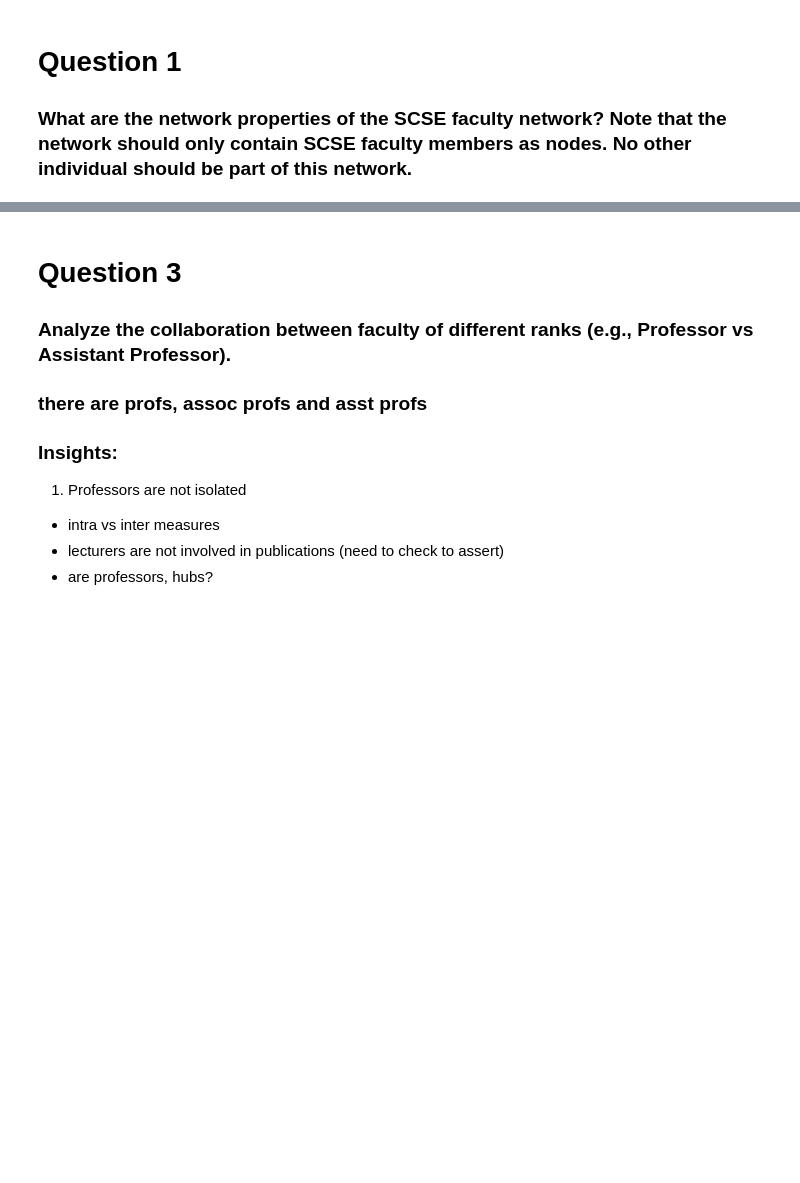
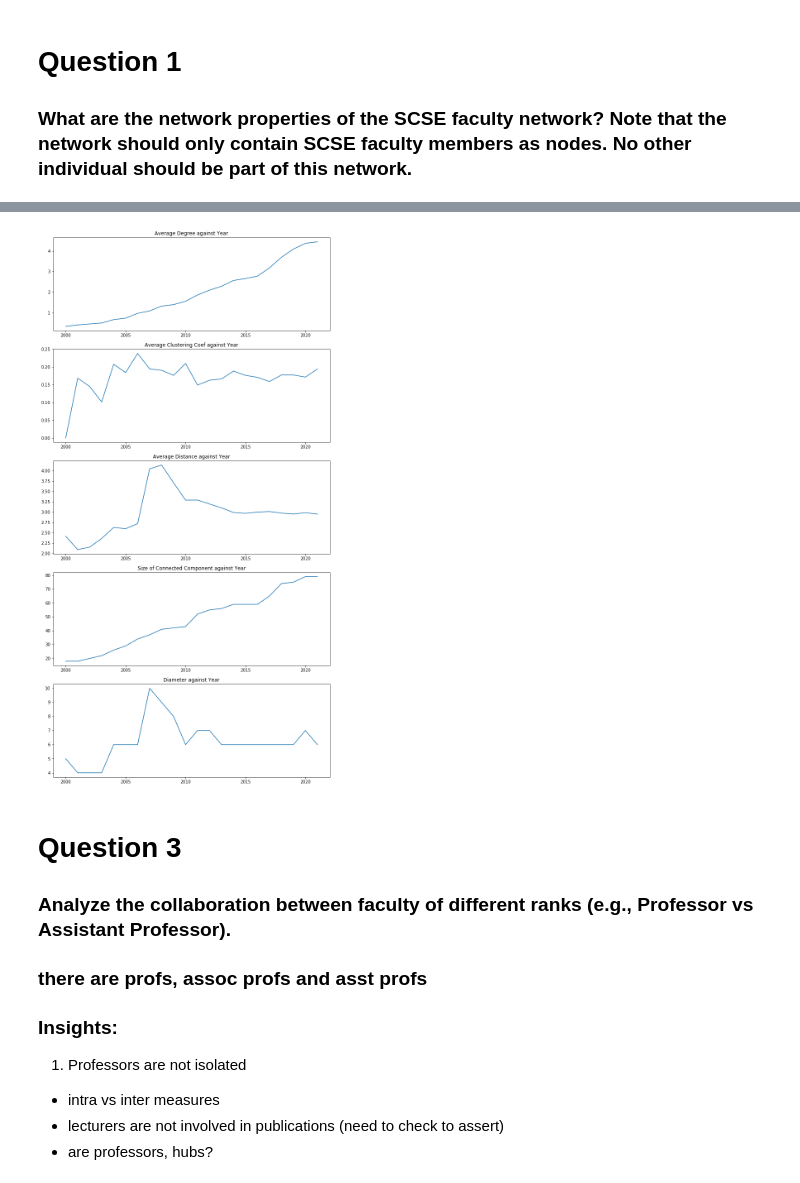
Before and after one commit to Telomeresis/ns-project-1, a Jupyter notebook: Untitled.ipynb, the cells around one changed output, grey strips where cells are left out. Saved outputs shown, nothing was run; the diff lists cells and outputs as text; code cells hidden in the pictures; blank space fills up the shorter version.

```diff
--- a/Untitled.ipynb
+++ b/Untitled.ipynb
@@ -38,9 +19,9 @@ open_file = open("faculty_graph.pkl", "rb")
 faculty_graph = pickle.load(open_file)
 open_file.close()
 
-# key_findex_list from file
-open_file = open("key_findex_list.pkl", "rb")
-key_findex_list = pickle.load(open_file)
+# edge_year_pairings from file
+open_file = open("edge_year_pairings.pkl", "rb")
+edge_year_pairings = pickle.load(open_file)
 open_file.close()
 # %% [markdown]
 # Question 1
@@ -315,15 +210,43 @@ def generate_empty_faculty_graph():
     return faculty_graph
 
 
-def create_graph_for_year(key_findex_list, year):
+def create_graph_for_year(edge_year_pairings, year):
     # check index 2
     desired_list = []
-    for item in key_findex_list:
+    for item in edge_year_pairings:
         if item[2] <= year:
             desired_list.append(item)
 
     faculty_graph = generate_empty_faculty_graph()
     for each in desired_list:
-        faculty_graph.add_edges_from(each[0], label=[each[1], each[2]])
+        faculty_graph.add_edge(each[0], each[1], label = each[2])
 
     return faculty_graph
+# %%
+def generate_properties_over_the_years(edge_year_pairings = edge_year_pairings):
+    average_degree_list = []
+    average_clustering_coef_list = []
+    average_distance_list = []
+    connected_N_list = []
+    diameter_list = []
+
+    for year in range(2000, 2022):
+        G = create_graph_for_year(edge_year_pairings, year)
+        average_degree_list.append(average_degree(G, False))
+        average_clustering_coef_list.append(average_clustering_coef(G))
+        average_distance_list.append(average_distance(G)[0])
+        connected_N_list.append(len(connected_nodes(G)))
+        diameter_list.append(diameter(G))
+    return average_degree_list, average_clustering_coef_list, average_distance_list, connected_N_list, diameter_list
+
+def plot_properties(average_degree_list, average_clustering_coef_list, average_distance_list, connected_N_list, diameter_list):
+    f, axes = plt.subplots(5, 1, figsize = (12,24))
+    properties_list = ["Average Degree", "Average Clustering Coef", "Average Distance", "Size of Connected Component", "Diameter"]
+    data_lists = [average_degree_list, average_clustering_coef_list, average_distance_list, connected_N_list, diameter_list]
+    title_format = " against Year"
+    years = list(range(2000, 2022))
+    for i in range(len(properties_list)):
+        axes[i].plot(years, data_lists[i])
+        axes[i].set_title(properties_list[i] + title_format)
+
+    plt.show()
@@ -330,3 +308,8 @@ def create_graph_for_year(key_findex_list, year):
+# %%
+average_degree_list, average_clustering_coef_list, average_distance_list, connected_N_list, diameter_list = generate_properties_over_the_years()
+plot_properties(average_degree_list, average_clustering_coef_list, average_distance_list, connected_N_list, diameter_list)
+# %% [output]
+[figure, added]
 # %% [markdown]
 # Question 3
 
```
Also changed, not shown: parts of 45 cells of this notebook, 14 other files.
